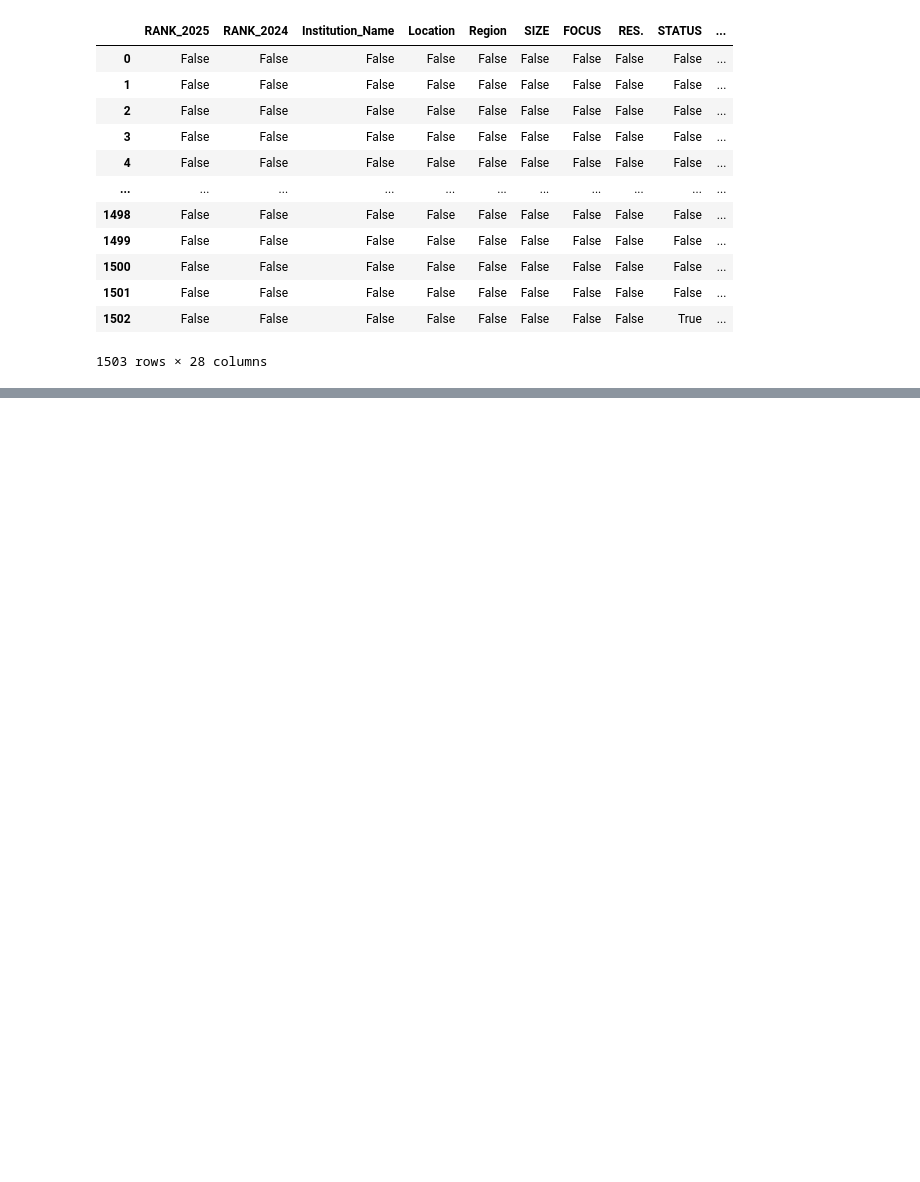
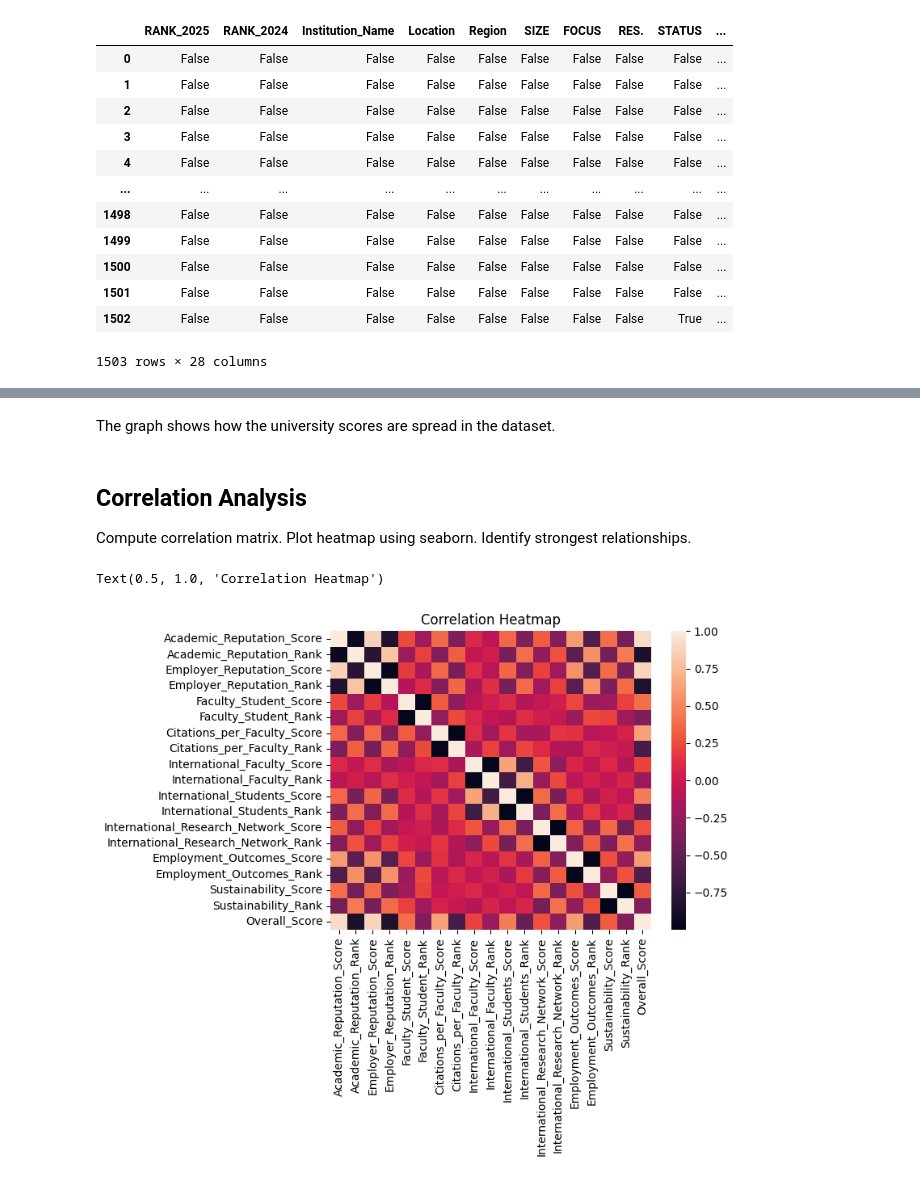
Before and after one commit to nishachaudhary6396/Python-programming, a Jupyter notebook: DataVisualization/sheetQuestions/submit.ipynb, the cells around one changed output, grey strips where cells are left out. Saved outputs shown, nothing was run; the diff lists cells and outputs as text; code cells hidden in the pictures; blank space fills up the shorter version.

```diff
--- a/DataVisualization/sheetQuestions/submit.ipynb
+++ b/DataVisualization/sheetQuestions/submit.ipynb
@@ -178,0 +293,15 @@ file[['Overall_Score', 'Score_Category']]
+# %% [markdown]
+
+The graph shows how the university scores are spread in the dataset.
+# %% [markdown]
+## Correlation Analysis
+Compute correlation matrix.
+Plot heatmap using seaborn.
+Identify strongest relationships.
+# %%
+corr_matrix = file.corr(numeric_only=True)
+sns.heatmap(corr_matrix)
+plt.title('Correlation Heatmap')
+# %% [output]
+Text(0.5, 1.0, 'Correlation Heatmap')
+[figure, added]
```
Also changed, not shown: parts of 43 cells of this notebook.
